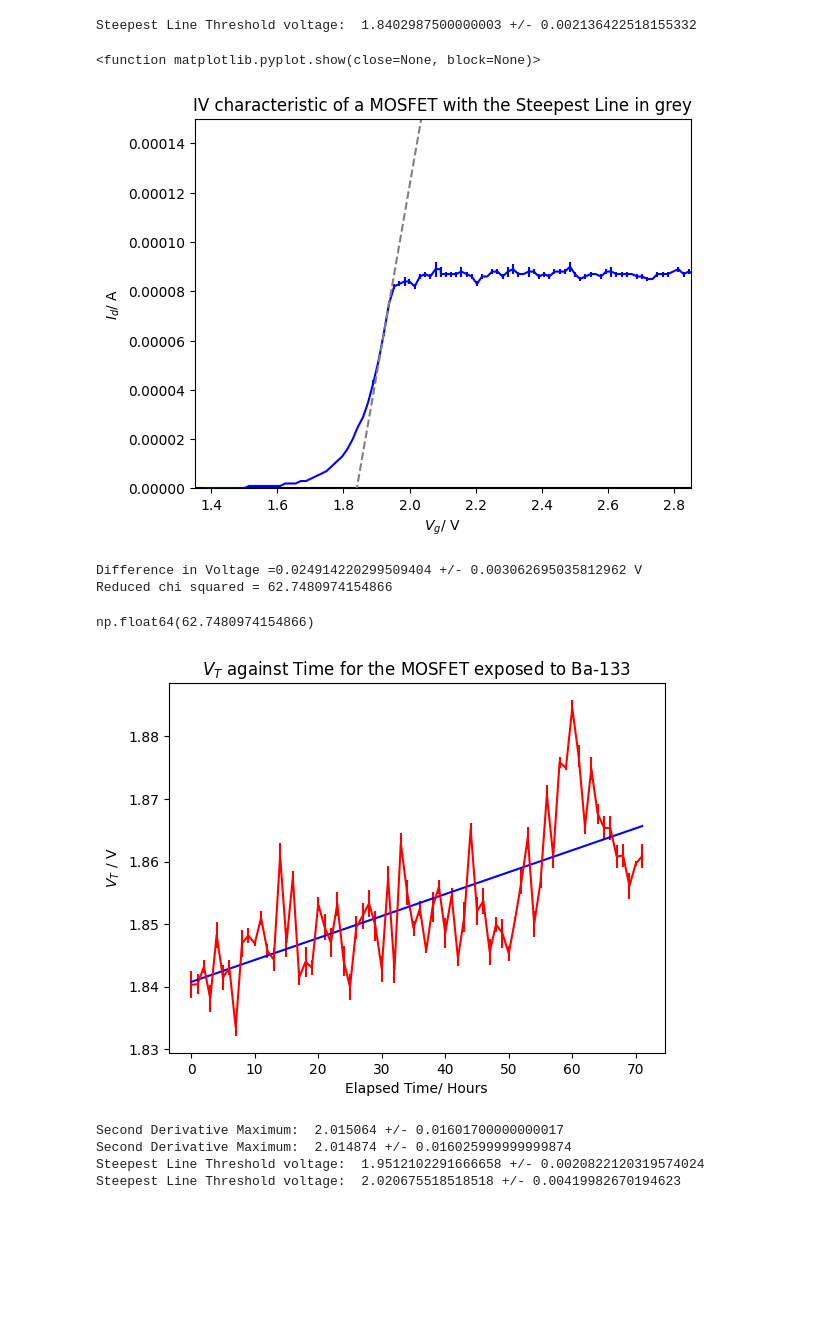
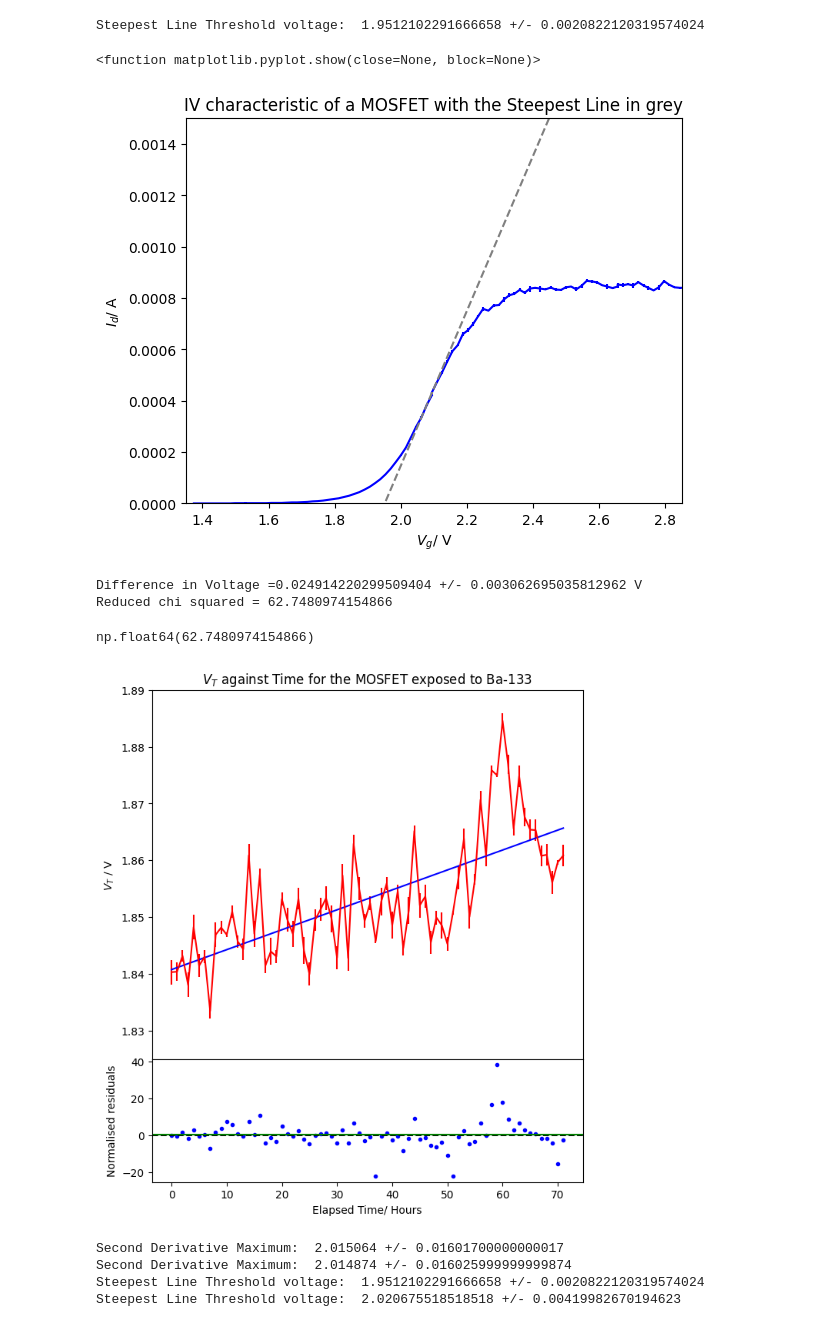
Before and after one commit to fhirstplace/Python-Labs-EDOS, a Jupyter notebook: xml graph maker (all).ipynb, the cells around one changed output. Cells and saved outputs as stored; diff of their text form; code cells hidden in the pictures; blank space fills up the shorter version.

```diff
--- a/xml graph maker (all).ipynb
+++ b/xml graph maker (all).ipynb
@@ -267,39 +312,46 @@ def times_to_dose133(times):
 # %%
 fig, ax = plt.subplots()
 ax = [ax]
+
 ax[0].set_xlim(1.35, 2.85)
-ax[0].set_ylim(0, 0.00015)
-plot_iv(datasets, colour = 'blue', label = 'MOSFET characteristic')
+ax[0].set_ylim(0, 0.0015)
+
+plt.title( "IV characteristic of a MOSFET with the Steepest Line in grey")
+plot_iv(datasets3, colour = 'blue', label = 'MOSFET characteristic')
 #plot_derivative(datasets)
-plot_steepest_line(datasets, colour = 'gray', label = 'Steepest Line')
+plot_steepest_line(datasets3, colour = 'gray', label = 'Steepest Line')
+fig.set_figheight(5)
 
-plt.axhline(y = 0, color = 'black')
-plt.title( "IV characteristic of a MOSFET with the Steepest Line in grey")
+
 ax[0].set_ylabel('$I_d$/ A')
 ax[0].set_xlabel('$V_g$/ V')
 plt.show
 # %% [output]
-Steepest Line Threshold voltage:  1.8402987500000003 +/- 0.002136422518155332
+Steepest Line Threshold voltage:  1.9512102291666658 +/- 0.0020822120319574024
 <function matplotlib.pyplot.show(close=None, block=None)>
-[figure, old version]
+[figure, new version]
 # %%
-fig, ax = plt.subplots()
-ax = [ax]
+fig, ax = plt.subplots(2,1, figsize= (8,8), height_ratios= [2,0.5])
+#ax = [ax]
 
 thing11, thing21, Line133, grad133 = steepest_time_best_fit(datasets2)
 #thing12, thing22 = plot_derivative_thresholds_time(datasets2)
 #print('Difference in Threshold Voltage via steepest line method = ' + str(np.abs(thing11[0]-thing11[-1])) + ' +/- ' + str(np.sqrt(thing21[0]**2+thing21[-1]**2)))
 #print('Difference in Threshold Voltage via 2nd derivative method= ' + str(np.abs(thing12[0]-thing12[-1])) + ' +/- ' + str(np.sqrt(thing22[0]**2+thing22[-1]**2)))
-plt.title( "$V_T$ against Time for the MOSFET exposed to Ba-133")
+ax[0].set_title( "$V_T$ against Time for the MOSFET exposed to Ba-133")
 ax[0].set_ylabel('$V_T$ / V')
-ax[0].set_xlabel('Elapsed Time/ Hours')
+ax[0].set_ylim(1.825,1.89)
+ax[1].set_xlabel('Elapsed Time/ Hours')
+ax[1].set_ylabel('Normalised residuals')
+ax[1].set_position([0.18, 0.20, 0.7, 0.2])
+ax[0].set_position([0.18, 0.40, 0.7, 0.6])
 chi2(Line133, thing11, thing21)
 #plt.legend(loc = 'upper left')
 # %% [output]
 Difference in Voltage =0.024914220299509404 +/- 0.003062695035812962 V
 Reduced chi squared = 62.7480974154866
 np.float64(62.7480974154866)
-[figure, old version]
+[figure, new version]
 # %%
 
 
```
Also changed, not shown: parts of 12 cells of this notebook, 1 other file.
